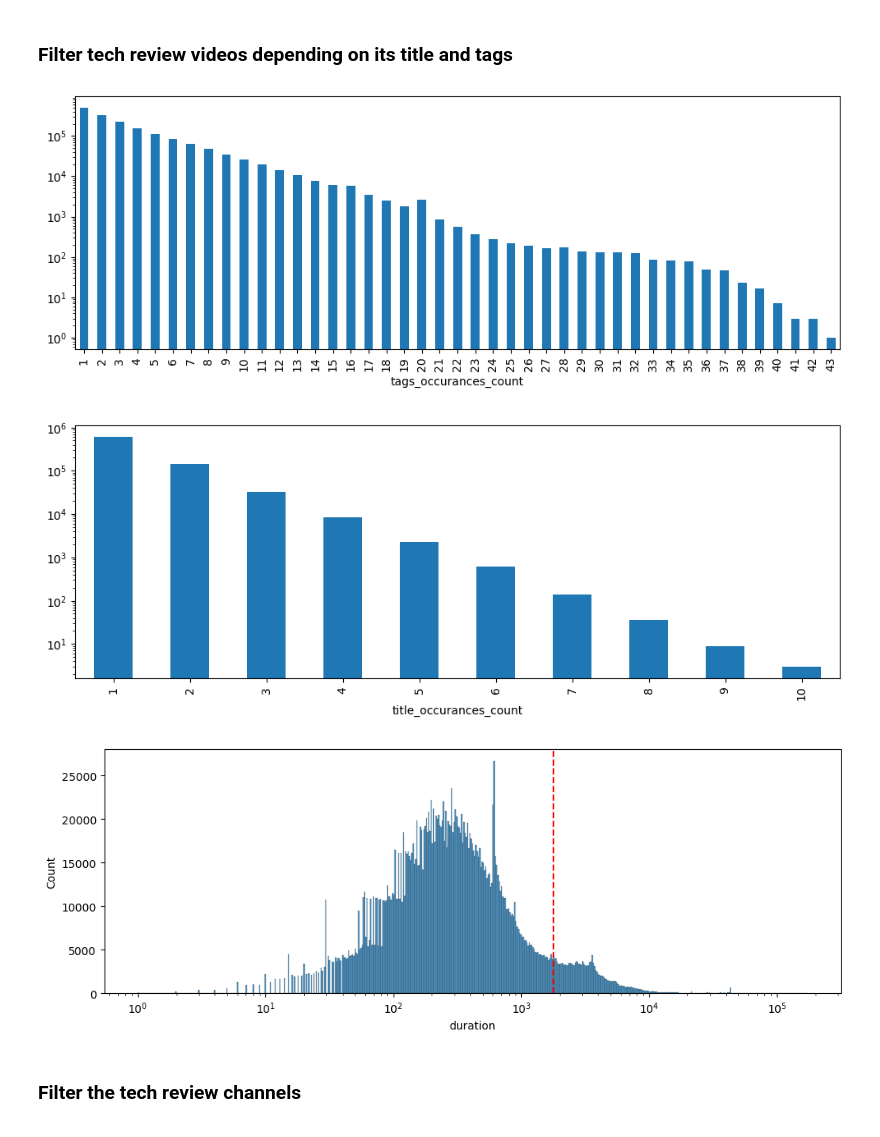
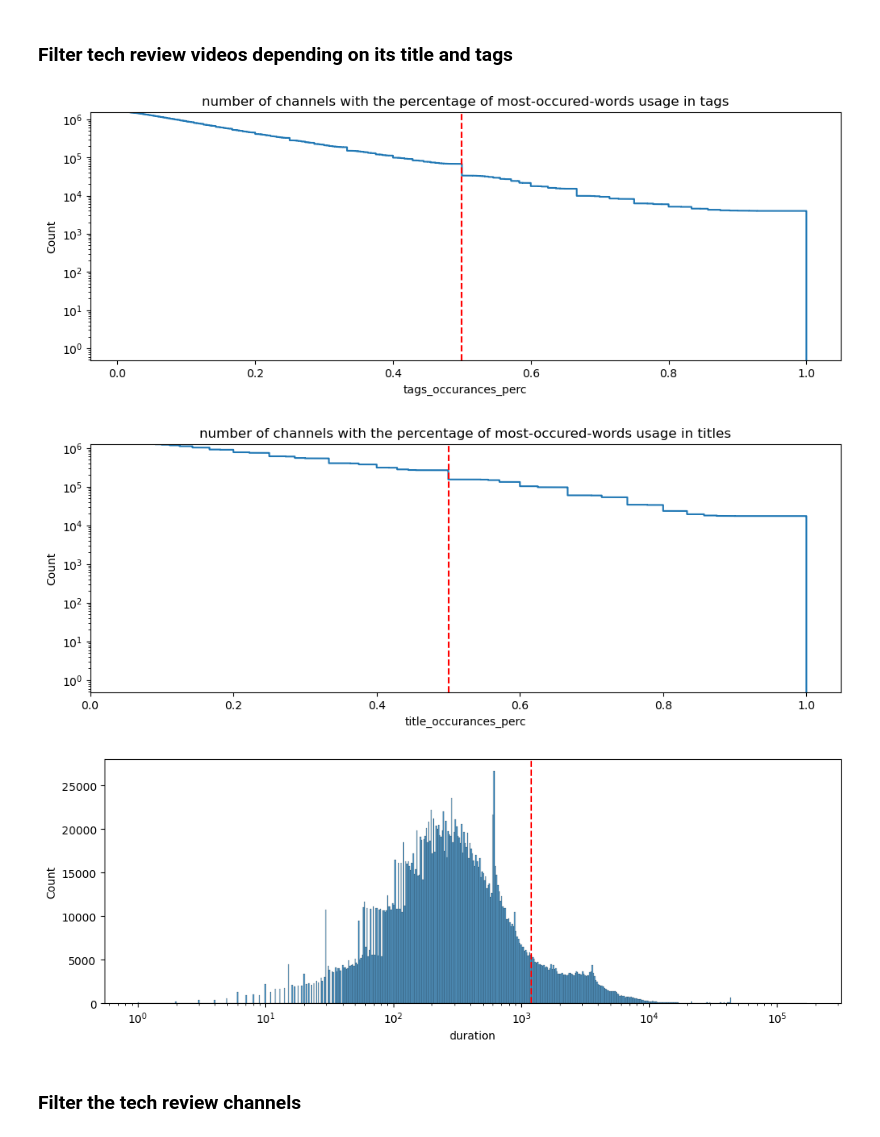
Before and after one commit to epfl-ada/ada-2023-project-datasquad2023, a Jupyter notebook: preprocessing.ipynb, the cells around one changed output. Saved outputs shown, nothing was run; the diff lists cells and outputs as text; code cells hidden in the pictures.

```diff
--- a/preprocessing.ipynb
+++ b/preprocessing.ipynb
@@ -76,8 +87,10 @@ def clean_text(text_data):
     return text_data_clean
 # %%
 # clean title and tags features
-popular_tech_channels_videos['clean_title'] = popular_tech_channels_videos.title.apply(clean_text)
-popular_tech_channels_videos['clean_tags'] = popular_tech_channels_videos.tags.apply(clean_text)
+print('Cleaning title')
+popular_tech_channels_videos['clean_title'] = popular_tech_channels_videos.title.progress_apply(clean_text)
+print('Cleaning tags')
+popular_tech_channels_videos['clean_tags'] = popular_tech_channels_videos.tags.progress_apply(clean_text)
 
 # create a single list for all the words in both tags and titles
 all_tags = []
@@ -92,3 +105,7 @@ tags_unique = np.unique(all_tags,return_counts=True)
 titles_unique = np.unique(all_titles,return_counts=True)
 tags_unique = pd.DataFrame({'tags_unique':tags_unique[0],'tags_count':tags_unique[1]})
 titles_unique = pd.DataFrame({'titles_unique':titles_unique[0],'titles_count':titles_unique[1]})
+
+# filter out the most common tech review words in titles and tags
+titles_common = titles_unique.sort_values(by='titles_count',ascending=False).iloc[:100]
+tags_common = tags_unique.sort_values(by='tags_count',ascending=False).iloc[:100]
@@ -111,42 +135,42 @@ plt.show()
-# %%
-# filter out the most common tech review words in titles and tags
-titles_common = titles_unique[titles_unique.titles_count>100].titles_unique
-tags_common = tags_unique[tags_unique.tags_count>500].tags_unique.values
 # %% [markdown]
 ### Filter tech review videos depending on its title and tags
 # %%
 # select only the features 'channel_id','display_id','duration','tags','title'
 yt_tech_review = yt_metadata[['channel_id','display_id','duration','tags','title']]
 
-# initialize tqdm for pandas
-tqdm.pandas()
+# clean title and tags
+yt_tech_review['clean_title'] = yt_tech_review.title.progress_apply(clean_text)
+yt_tech_review['clean_tags'] = yt_tech_review.tags.progress_apply(clean_text)
 
 # count the number of occurances of the most commonly used words in tags and titles in the tags and title of each video
-yt_tech_review['tags_occurances_count'] = yt_tech_review.tags.progress_apply(lambda tags: sum([True if tag in tags else False for tag in tags_common]))
-yt_tech_review['title_occurances_count'] = yt_tech_review.title.progress_apply(lambda title: sum([True if word_common in title else False for word_common in titles_common]))
+yt_tech_review['tags_occurances_perc'] = yt_tech_review['clean_tags'].apply(lambda tags: 0 if len(tags) == 0 else (np.intersect1d(tags, tags_common['tags_unique'].unique()).shape[0] / len(tags)))
+yt_tech_review['title_occurances_perc'] = yt_tech_review['clean_title'].apply(lambda title: 0 if len(title)==0 else (np.intersect1d(title,titles_common['titles_unique'].unique()).shape[0] / len(title)))
 # %%
-# plot the number of occurances of the most commonly used words in tags
+# plot the number of channels with the percentage of most-occured-words usage in tags
 plt.figure(figsize=(12,4))
-yt_tech_review[yt_tech_review.tags_occurances_count>0].groupby('tags_occurances_count')['display_id'].count().plot(kind='bar')
-plt.yscale('log')
+sns.ecdfplot(x = yt_tech_review[yt_tech_review.tags_occurances_perc > 0].tags_occurances_perc, complementary=True, stat='count', log_scale=(False, True))
+plt.axvline(x=0.5, color='red', linestyle='--')
+plt.title('number of channels with the percentage of most-occured-words usage in tags')
 plt.show()
 # %% [output]
-[figure, old version]
+[figure, new version]
 # %%
-# plot the number of occurances of the most commonly used words in titles
+# plot the number of channels with the percentage of most-occured-words usage in titles
 plt.figure(figsize=(12,4))
-yt_tech_review[yt_tech_review.title_occurances_count>0].groupby('title_occurances_count')['display_id'].count().plot(kind='bar')
+sns.ecdfplot(x = yt_tech_review[yt_tech_review.title_occurances_perc > 0].title_occurances_perc, complementary=True, stat='count', log_scale=(False, True))
+plt.axvline(x=0.5, color='red', linestyle='--')
 plt.yscale('log')
+plt.title('number of channels with the percentage of most-occured-words usage in titles')
 plt.show()
 # %% [output]
-[figure, old version]
+[figure, new version]
 # %%
 # plot the duration of videos
 plt.figure(figsize=(12,4))
 sns.histplot(x = yt_tech_review.duration, stat='count', log_scale=True)
-plt.axvline(x=1800, color='red', linestyle='--')
+plt.axvline(x=1200, color='red', linestyle='--')
 plt.show()
 # %% [output]
-[figure, old version]
+[figure, new version]
 # %%
 # tech review videos only
```
Also changed, not shown: parts of 10 cells of this notebook.
